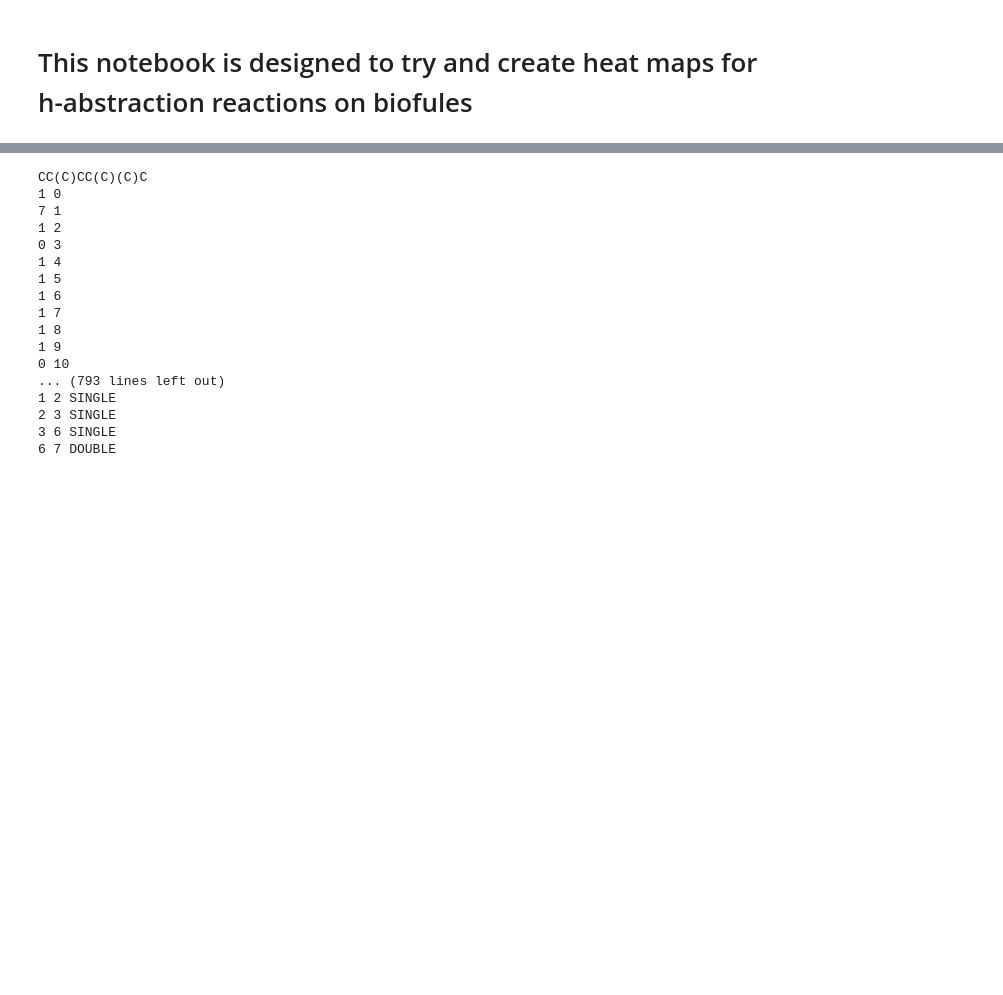
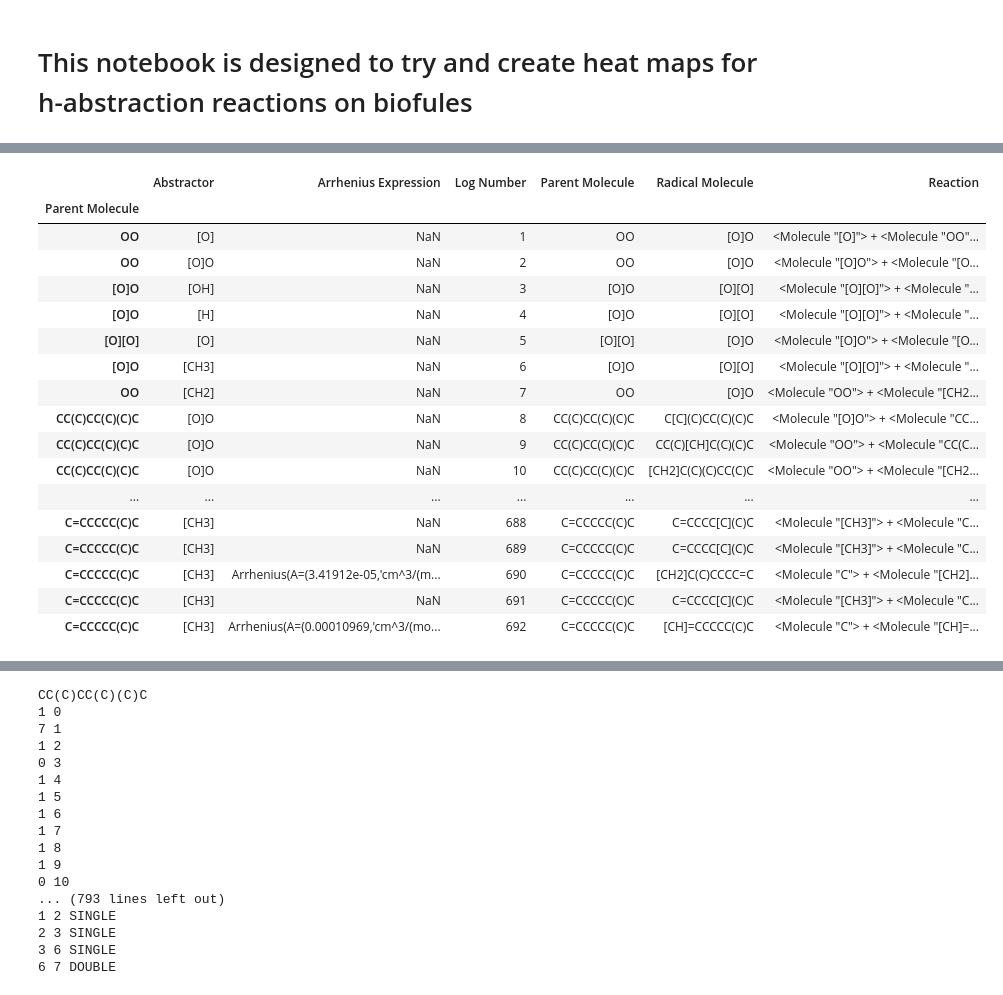
Before and after one commit to C-Underkoffler/OOHAbstraction, a Jupyter notebook: bioTST/moleculeHeatMap.ipynb, the cells around one changed output, grey strips where cells are left out. Saved outputs shown, nothing was run; the diff lists cells and outputs as text; code cells hidden in the pictures; blank space fills up the shorter version.

Commit message:
Major overhaul to bioTST files to try and fix the fact that the biofuelsTST file doesn't perform clacs on all reactions.

```diff
--- a/bioTST/moleculeHeatMap.ipynb
+++ b/bioTST/moleculeHeatMap.ipynb
@@ -25,10 +28,18 @@ from matplotlib.collections import EllipseCollection
 # Getting Kinetics and Reactions from log file
 scratch_directory = "/gss_gpfs_scratch/harms.n/bioTST/"
 results = defaultdict(OrderedDict)
-i = 0
+
+j = 0
 for file in os.listdir(scratch_directory):
     if file.endswith(".log") and file.startswith("AutoTST"):
+        m  =  re.match("AutoTST-biofuels.(.*).combined.log", file)
+        if not m:
+            print file
+        i = int(m.group(1))
         r = results[i]
+        r["Log Number"] = i
+
+
         file_name = os.path.join(scratch_directory, file)
         with open(file_name, "r") as f:
             lines = f.readlines()
@@ -36,42 +47,54 @@ for file in os.listdir(scratch_directory):
                 m = re.match('biofuelsTST.py:186 performCalcs INFO chemkinRxn: (.*)', line)
                 if m:
                     rxn = eval(m.group(1))
+                    print rxn
                     r['Reaction'] = rxn
-                    max_weight = 0
-                    for reactant in rxn.reactants:
-                        for product in rxn.products:
-                            weight = reactant.getMolecularWeight() + product.getMolecularWeight()
-                            if weight > max_weight:
-                                max_weight = weight
 
-                                final_pair = (reactant, product)
-                                if reactant.isRadical():
-                                    r["Radical Molecule"] = reactant
-                                    r["Base Molecule"] = product.toSMILES()
-                                    radical = reactant
-                                else:
-                                    r["Radical Molecule"] = product
-                                    r["Base Molecule"] = reactant.toSMILES()
-                                    radical = product
+                    # The following portion of the code creates the pair of molecules which have the greatest weight
+                    # This _should_ be the biofule of interest and its corresponding radical.
 
+                    weight0, weight1 = pd.DataFrame(rxn.pairs).applymap(Molecule.getMolecularWeight).sum(axis=1)
+                    if weight0 > weight1:
+                        heavy_pair = rxn.pairs[0]
+                        light_pair = rxn.pairs[1]
+                    else:
+                        heavy_pair = rxn.pairs[1]
+                        light_pair = rxn.pairs[0]
 
+                    print heavy_pair
+                    print light_pair
 
+                    light0, light1 = light_pair
+
+                    if light_pair[0].isRadical():
+                        abstractor = light_pair[0]
+                    else:
+                        abstractor = light_pair[1]
+                    r["Abstractor"] = abstractor.toSMILES()
+
+                    print abstractor
+
+                    heavy0, heavy1 = heavy_pair
+
+                    if heavy0.isRadical():
+                        r["Radical Molecule"] = heavy0.toSMILES()
+                        r["Parent Molecule"] = heavy1.toSMILES()
+                    else:
+                        r["Radical Molecule"] = heavy1.toSMILES()
+                        r["Parent Molecule"] = heavy0.toSMILES()
 
                 n = re.match('We have calculated kinetics (.*)', line)
                 if n:
                     kinetics = eval(n.group(1))
                     r["Arrhenius Expression"] = kinetics
-                    r["Kinetics at 1000K, 100bar"] = np.log(kinetics.getRateCoefficient(T=1000, P=100))
+                    print kinetics
+                    j += 1
 
-
-            j = 0
-
-            for j in range(len(radical.__getAtoms())):
-                atom = radical.__getAtoms()[j]
-                if atom.radicalElectrons != 0:
-                    r["Radical Number ID"] = j
-
-
-        i +=1
+        del m
+        print
+        print
 df = pd.DataFrame(results).T
-df = df.set_index(df["Base Molecule"])
+df = df.set_index(df["Parent Molecule"])
+print j
+df
+# %% [output]
@@ -77,0 +118,18 @@ df = df.set_index(df["Base Molecule"])
+|  | Abstractor | Arrhenius Expression | Log Number | Parent Molecule | Radical Molecule | Reaction |
+| Parent Molecule |  |  |  |  |  |  |
+| OO | [O] | NaN | 1 | OO | [O]O | <Molecule "[O]"> + <Molecule "OO"... |
+| OO | [O]O | NaN | 2 | OO | [O]O | <Molecule "[O]O"> + <Molecule "[O... |
+| [O]O | [OH] | NaN | 3 | [O]O | [O][O] | <Molecule "[O][O]"> + <Molecule "... |
+| [O]O | [H] | NaN | 4 | [O]O | [O][O] | <Molecule "[O][O]"> + <Molecule "... |
+| [O][O] | [O] | NaN | 5 | [O][O] | [O]O | <Molecule "[O]O"> + <Molecule "[O... |
+| [O]O | [CH3] | NaN | 6 | [O]O | [O][O] | <Molecule "[O][O]"> + <Molecule "... |
+| OO | [CH2] | NaN | 7 | OO | [O]O | <Molecule "OO"> + <Molecule "[CH2... |
+| CC(C)CC(C)(C)C | [O]O | NaN | 8 | CC(C)CC(C)(C)C | C[C](C)CC(C)(C)C | <Molecule "[O]O"> + <Molecule "CC... |
+| CC(C)CC(C)(C)C | [O]O | NaN | 9 | CC(C)CC(C)(C)C | CC(C)[CH]C(C)(C)C | <Molecule "OO"> + <Molecule "CC(C... |
+| CC(C)CC(C)(C)C | [O]O | NaN | 10 | CC(C)CC(C)(C)C | [CH2]C(C)(C)CC(C)C | <Molecule "OO"> + <Molecule "[CH2... |
+| ... | ... | ... | ... | ... | ... | ... |
+| C=CCCCC(C)C | [CH3] | NaN | 688 | C=CCCCC(C)C | C=CCCC[C](C)C | <Molecule "[CH3]"> + <Molecule "C... |
+| C=CCCCC(C)C | [CH3] | NaN | 689 | C=CCCCC(C)C | C=CCCC[C](C)C | <Molecule "[CH3]"> + <Molecule "C... |
+| C=CCCCC(C)C | [CH3] | Arrhenius(A=(3.41912e-05,'cm^3/(m... | 690 | C=CCCCC(C)C | [CH2]C(C)CCCC=C | <Molecule "C"> + <Molecule "[CH2]... |
+| C=CCCCC(C)C | [CH3] | NaN | 691 | C=CCCCC(C)C | C=CCCC[C](C)C | <Molecule "[CH3]"> + <Molecule "C... |
+| C=CCCCC(C)C | [CH3] | Arrhenius(A=(0.00010969,'cm^3/(mo... | 692 | C=CCCCC(C)C | [CH]=CCCCC(C)C | <Molecule "C"> + <Molecule "[CH]=... |
```
Also changed, not shown: parts of 10 cells of this notebook, 4 other files.
